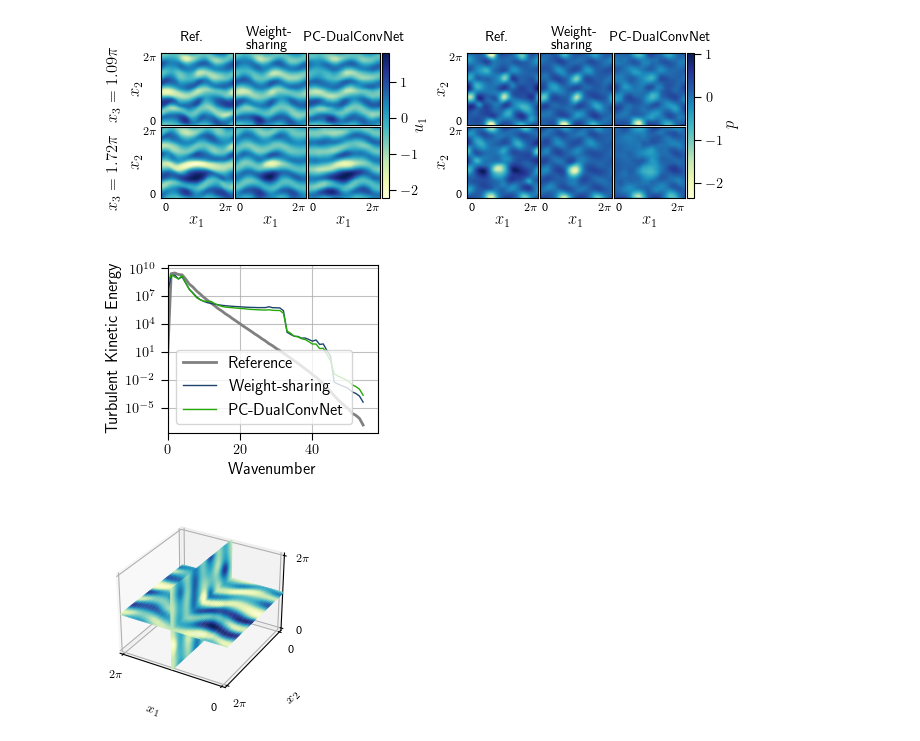
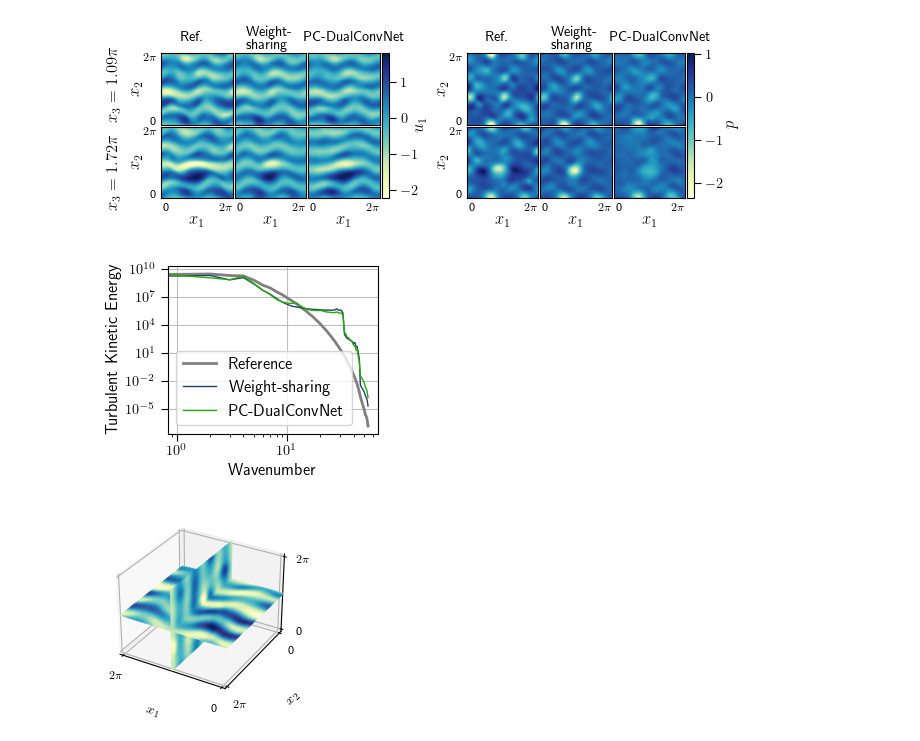
Before and after one commit to MagriLab/FlowReconstructionFromExperiment, a Jupyter notebook: figures_for_paper/3dkol.ipynb, the cells around one changed output. Cells and saved outputs as stored; diff of their text form; code cells hidden in the pictures.

```diff
--- a/figures_for_paper/3dkol.ipynb
+++ b/figures_for_paper/3dkol.ipynb
@@ -509,10 +509,10 @@ def plot_tke(ref, pred_list:list, pred_label_list:list, datainfo, figsize=(3.5,2
         kbins = spectrum['kbins']
         kbins_list = spectrum['kbins_list']
     else:
-        spectrum_true, kbins = derivatives.get_tke(ref-np.mean(ref,axis=0), datainfo, domain_size=2*np.pi*np.array(ref.shape[1:-1])/64.)
+        spectrum_true, kbins = derivatives.get_tke(ref[...,:-1]-np.mean(ref[...,:-1],axis=0), datainfo, domain_size=2*np.pi*np.array(ref.shape[1:-1])/64.)
         spectrum_pred_list, kbins_list = [], []
         for pred in pred_list:
-            spectrum_pred, _kbins = derivatives.get_tke(pred-np.mean(pred,axis=0), datainfo, domain_size=2*np.pi*np.array(pred.shape[1:-1])/64.)
+            spectrum_pred, _kbins = derivatives.get_tke(pred[...,:-1]-np.mean(pred[...,:-1],axis=0), datainfo, domain_size=2*np.pi*np.array(pred.shape[1:-1])/64.)
             spectrum_pred_list.append(spectrum_pred)
             kbins_list.append(_kbins)
     f_generated = int(np.sqrt((ref.ndim-2)*wavenumber**2))
@@ -533,7 +533,7 @@ def plot_tke(ref, pred_list:list, pred_label_list:list, datainfo, figsize=(3.5,2
     if fnyquist:
         ax.vlines(f_nyquist, spectrum_true.min(), spectrum_true.max(),colors='k',linestyles='dashed', label='$k_{Nyquist}$')
 
-    ax.set_xlim(0, xmax+3)
+    # ax.set_xlim(0, xmax+3)
     ax.grid()
     ax.legend()
     ax.set_xlabel('Wavenumber',fontsize='medium')
@@ -1206,10 +1206,11 @@ fig.savefig(save_to_planes / 'planes1-slice-difference-z')
 # %% [output]
 [figure]
 # %%
-fig, ax, spectrum_planes1 = plot_tke(ref, [pred_planes1_share, pred_planes1_notshare], ['Weight-sharing', 'PC-DualConvNet'], datainfo, log=True, linewidth=1, spectrum=spectrum_planes1, figsize=(3,2.2))
-# fig.savefig(save_to_planes / 'planes1-tke')
+fig, ax, spectrum_planes1 = plot_tke(ref, [pred_planes1_share, pred_planes1_notshare], ['Weight-sharing', 'PC-DualConvNet'], datainfo, log=True, linewidth=1, figsize=(3,2.2))
+ax.set_xscale('log')
+fig.savefig(save_to_planes / 'planes1-tke')
 # %% [output]
-[figure, old version]
+[figure, new version]
 # %%
 fig = plt.figure(figsize=(2.5,2.2))
 ax = fig.add_subplot(111, projection='3d',computed_zorder=False)
```
Also changed, not shown: parts of 16 cells of this notebook, 4 other files.
